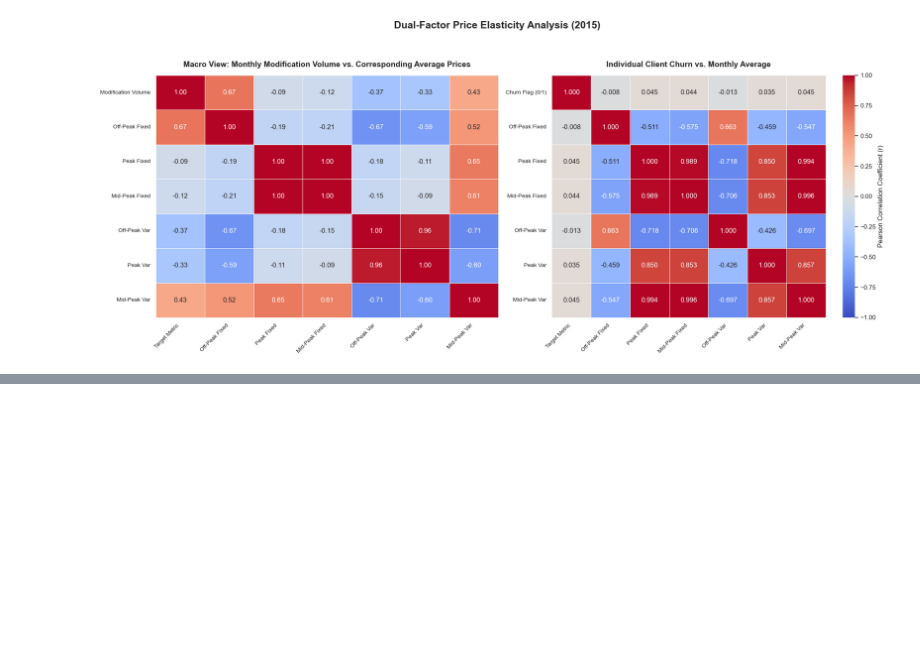
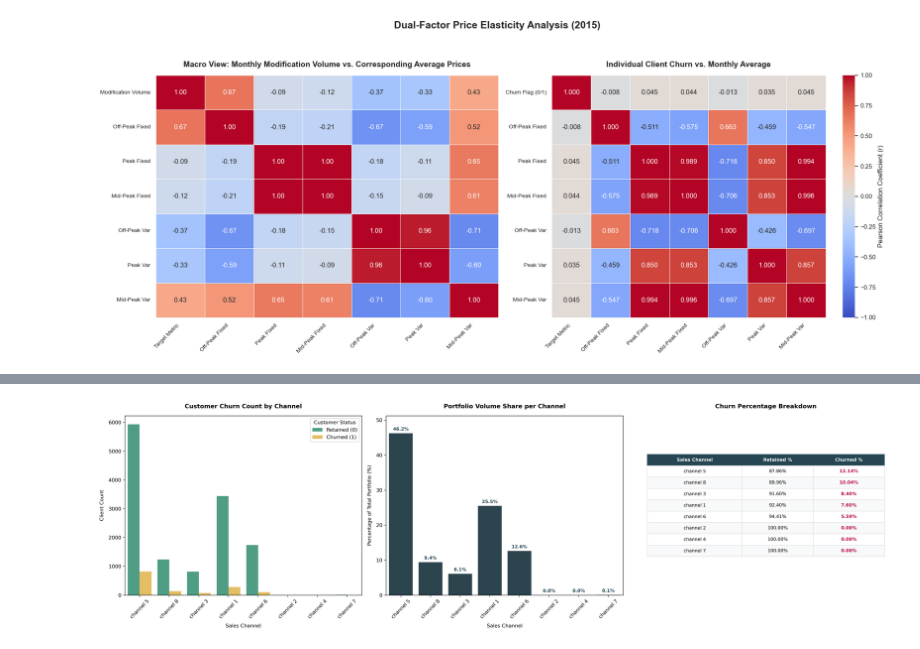
Before and after one commit to Yuqing-Wang-git/Power.Co_Churn, a Jupyter notebook: eda_2.ipynb, the cells around one changed output, grey strips where cells are left out. Drawn from its saved outputs; the diff is of its cells as text; code cells hidden in the pictures; blank space fills up the shorter version.

```diff
--- a/eda_2.ipynb
+++ b/eda_2.ipynb
@@ -1009,0 +1013,100 @@ plt.show()
+# %%
+churn_profile = pd.crosstab(df_client['new_condition'], df_client['churn'], normalize='index') * 100
+churn_profile.columns = ['Retained %', 'Churned %']
+churn_profile = churn_profile.sort_values(by='Churned %', ascending=False)
+
+# Force the volume distribution list to follow the exact same descending channel order
+channel_order = churn_profile.index
+channel_volume_pct = df_client['new_condition'].value_counts(normalize=True) * 100
+channel_volume_pct = channel_volume_pct.reindex(channel_order)
+
+# 2. INITIALIZE A 1x3 SUBPLOT CANVAS (1 Row, 3 Columns)
+fig, (ax1, ax2, ax3) = plt.subplots(1, 3, figsize=(22, 6.5), dpi=300)
+custom_colors = ["#43aa8b", "#f9c74f"]  # Green for Retained (0), Orange for Churned (1)
+theme_navy = '#264653'
+
+# =====================================================================
+# AX1 (LEFT): CHURN COUNT SEGMENTATION
+# =====================================================================
+sns.countplot(
+    data=df_client,
+    x='new_condition',
+    hue='churn',
+    order=channel_order,
+    palette=custom_colors,
+    ax=ax1
+)
+ax1.set_title("Customer Churn Count by Channel", fontsize=12, fontweight='bold', pad=15)
+ax1.set_xlabel("Sales Channel", fontsize=10, labelpad=8)
+ax1.set_ylabel("Client Count", fontsize=10, labelpad=8)
+ax1.legend(title="Customer Status", labels=["Retained (0)", "Churned (1)"], loc="upper right")
+ax1.tick_params(axis='x', rotation=45)
+
+# =====================================================================
+# AX2 (CENTER): VOLUME DISTRIBUTION (%)
+# =====================================================================
+sns.barplot(
+    x=channel_volume_pct.index,
+    y=channel_volume_pct.values,
+    color=theme_navy,
+    ax=ax2
+)
+ax2.set_title("Portfolio Volume Share per Channel", fontsize=12, fontweight='bold', pad=15)
+ax2.set_xlabel("Sales Channel", fontsize=10, labelpad=8)
+ax2.set_ylabel("Percentage of Total Portfolio (%)", fontsize=10, labelpad=8)
+ax2.tick_params(axis='x', rotation=45)
+ax2.set_ylim(0, max(channel_volume_pct.values) + 5)
+
+# Append raw text percentages on top of the bars
+for i, val in enumerate(channel_volume_pct.values):
+    ax2.text(i, val + 0.5, f"{val:.1f}%", ha='center', va='bottom', fontsize=9, fontweight='bold', color=theme_navy)
+
+# =====================================================================
+# AX3 (RIGHT): STYLED METRICS SUMMARY TABLE
+# =====================================================================
+ax3.axis('off')  # Strip out grid layout blocks
+
+cell_text = []
+for channel_name, row in churn_profile.iterrows():
+    cell_text.append([channel_name, f"{row['Retained %']:.2f}%", f"{row['Churned %']:.2f}%"])
+
+column_headers = ['Sales Channel', 'Retained %', 'Churned %']
+
+data_table = ax3.table(
+    cellText=cell_text,
+    colLabels=column_headers,
+    cellLoc='center',
+    loc='center',
+    colWidths=[0.4, 0.3, 0.3]
+)
+
+data_table.auto_set_font_size(False)
+data_table.set_fontsize(9)
+data_table.scale(1.0, 1.9)  # Adds clean row padding inside the grid
+
+# Apply zebra striping and custom colored header values
+row_even_bg = '#f8f9fa'
+row_odd_bg = '#ffffff'
+
+for cell_coordinates, cell_element in data_table.get_celld().items():
+    row_idx, col_idx = cell_coordinates
+    if row_idx == 0:
+        cell_element.set_text_props(color='white', weight='bold')
+        cell_element.set_facecolor(theme_navy)
+        cell_element.set_edgecolor(theme_navy)
+    else:
+        cell_element.set_facecolor(row_even_bg if row_idx % 2 == 0 else row_odd_bg)
+        cell_element.set_edgecolor('#e0e0e0')
+        if col_idx == 2:
+            cell_element.set_text_props(weight='bold', color='#b7094c')
+
+ax3.set_title("Churn Percentage Breakdown", fontsize=12, fontweight='bold', pad=15)
+
+# =====================================================================
+# RENDER AND EXPORT DASHBOARD
+# =====================================================================
+plt.tight_layout()
+plt.savefig("channel_performance_1x3_dashboard.png", dpi=300, bbox_inches='tight')
+plt.show()
+# %% [output]
+[figure, added]
```
Also changed, not shown: parts of 11 cells of this notebook, 5 other files.
